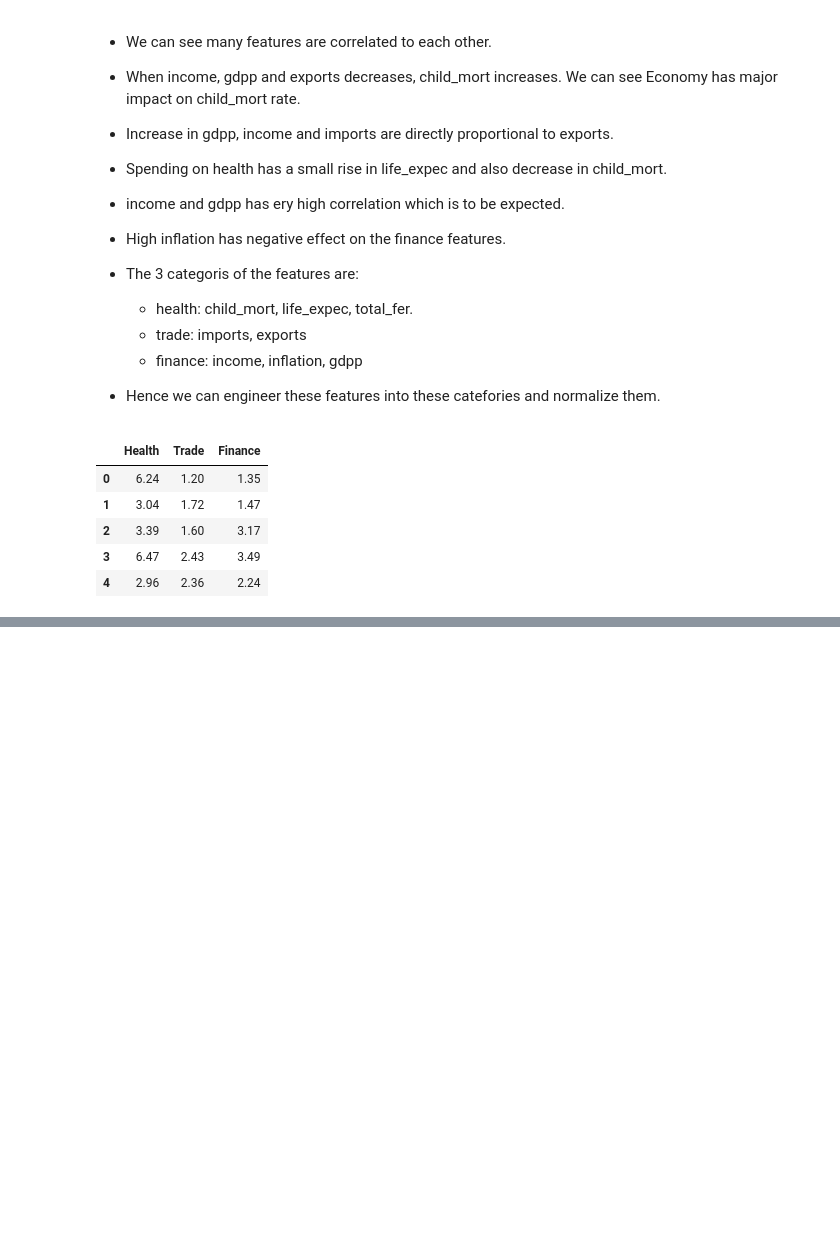
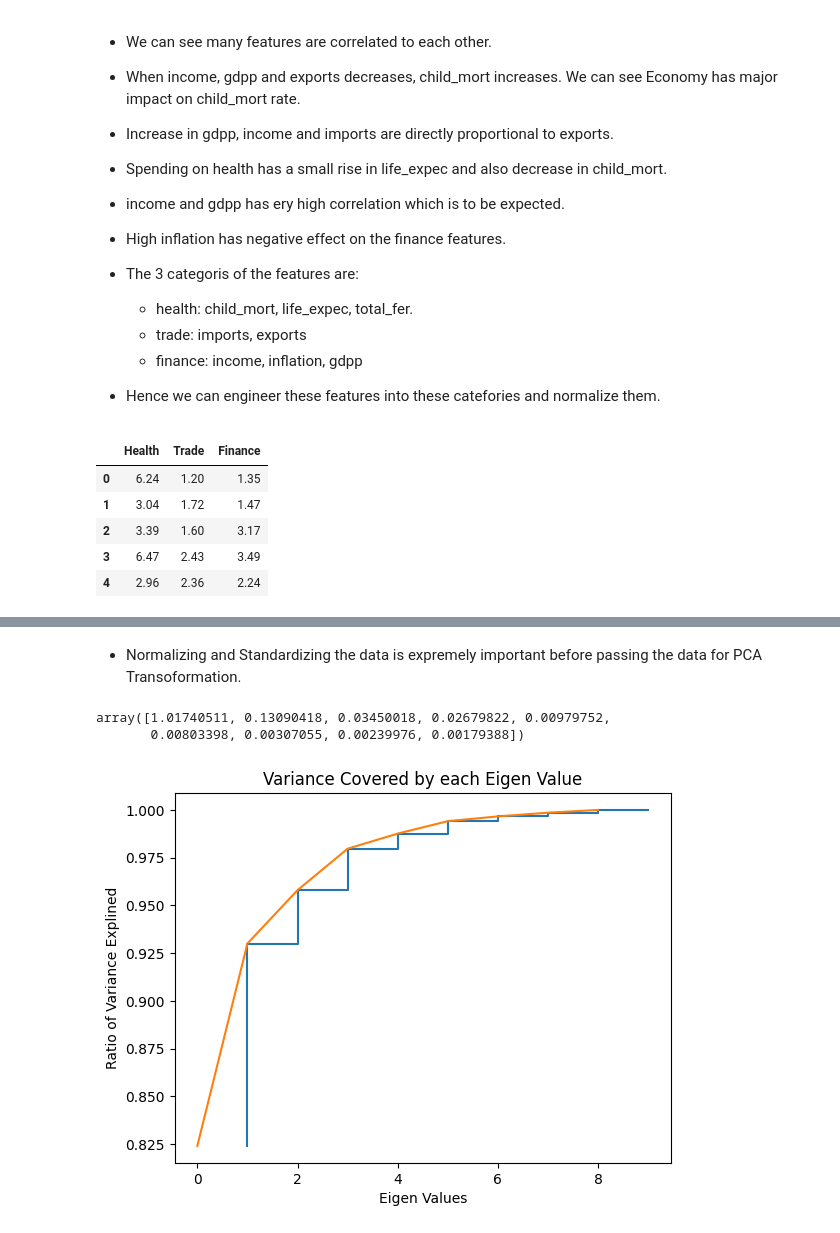
Before and after one commit to rizz045/Country-Data-Exploration-and-Preediction--Unsupervised-learning-, a Jupyter notebook: Country_Data_Exploration_and_Prediction.ipynb, the cells around one changed output, grey strips where cells are left out. Drawn from its saved outputs; the diff is of its cells as text; code cells hidden in the pictures; blank space fills up the shorter version.

```diff
--- a/Country_Data_Exploration_and_Prediction.ipynb
+++ b/Country_Data_Exploration_and_Prediction.ipynb
@@ -510,0 +509,9 @@ from sklearn
+# %%
+from sklearn.preprocessing import MinMaxScaler, StandardScaler
+
+mms = MinMaxScaler()
+ss = StandardScaler()
+
+df1[['Health','Trade','Finance']] = mms.fit_transform(df1)
+df1.insert(loc=0, value=list(df['country']), column='Country')
+df1.head()
@@ -510,0 +525,12 @@ from sklearn
+# %%
+df2 = df.copy(deep=True)
+
+col = list(df.columns)
+col.remove('health'); col.remove('country')
+
+df2['health'] = ss.fit_transform(df2[['health']])      #standardizarion
+
+for i in col:
+    df2[i] = mms.fit_transform(df2[[i]])
+df2.drop(columns='country', inplace=True)
+df2.head()
@@ -510,0 +544,20 @@ from sklearn
+# %% [markdown]
+* Normalizing and Standardizing the data is expremely important before passing the data for PCA Transoformation.
+# %%
+from sklearn.decomposition import PCA
+
+pca = PCA()
+pca_df2 = pd.DataFrame(pca.fit_transform(df2))
+pca.explained_variance_
+# %% [output]
+array([1.01740511, 0.13090418, 0.03450018, 0.02679822, 0.00979752,
+       0.00803398, 0.00307055, 0.00239976, 0.00179388])
+# %%
+plt.step(list(range(1, 10)), np.cumsum(pca.explained_variance_ratio_))
+plt.plot(np.cumsum(pca.explained_variance_ratio_))
+plt.xlabel('Eigen Values')
+plt.ylabel('Ratio of Variance Explined')
+plt.title("Variance Covered by each Eigen Value")
+plt.show()
+# %% [output]
+[figure, added]
```
Also changed, not shown: parts of 3 cells of this notebook.
